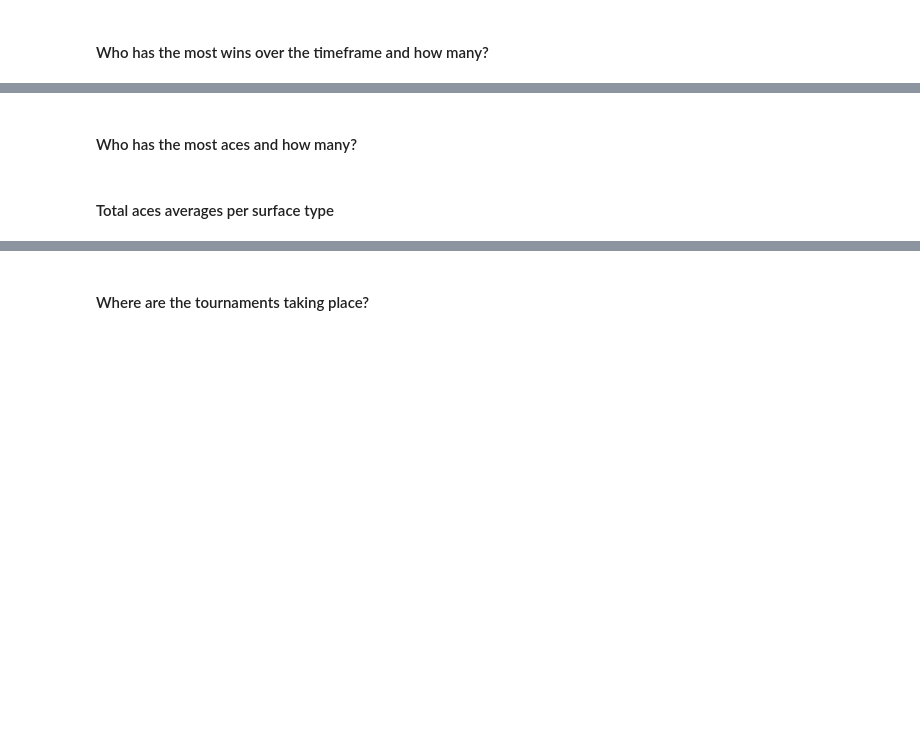
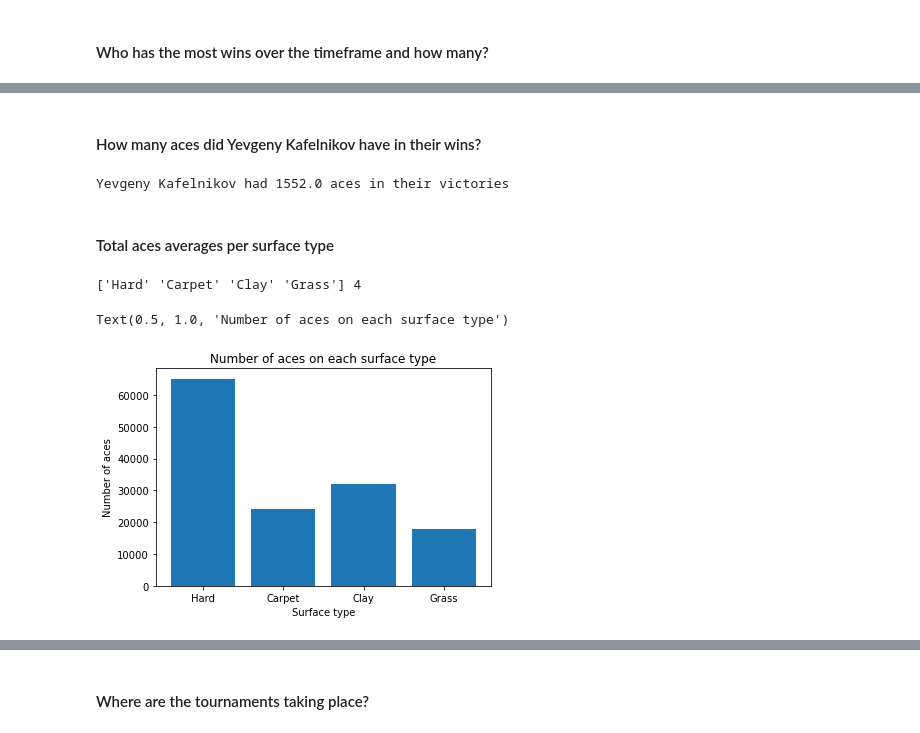
Before and after one commit to spencer130/COMP4447_FinalProject, a Jupyter notebook: FinalProject_Tennis.ipynb, the cells around one changed output, grey strips where cells are left out. Drawn from its saved outputs; the diff is of its cells as text; code cells hidden in the pictures; blank space fills up the shorter version.

Commit message:
Add files via upload
Total aces and average aces per surface type

```diff
--- a/FinalProject_Tennis.ipynb
+++ b/FinalProject_Tennis.ipynb
@@ -264,4 +264,59 @@ Name: winner_name, dtype: int64
-# %% [markdown]
-#### Who has the most aces and how many?
+# %% [markdown]
+#### How many aces did Yevgeny Kafelnikov have in their wins?
+# %%
+# Create a new dataset with no null aces values
+no_null_aces = tennis_df_subset[tennis_df_subset.w_ace != 999.0]
+
+# Use this dataset to group the winners by name
+winners = no_null_aces.groupby('winner_name')
+
+#Create a dataframe of just Yevgeny Kafelnikov wins and then sum the w_ace column.
+
+Yevgeny_df = winners.get_group('Yevgeny Kafelnikov')
+sum_aces = Yevgeny_df.w_ace.sum()
+print('Yevgeny Kafelnikov had ' + str(sum_aces) + ' aces in their victories')
+# %% [output]
+Yevgeny Kafelnikov had 1552.0 aces in their victories
 # %% [markdown]
 #### Total aces averages per surface type
+# %%
+# Lets create a new variable called total_ace, which is the sum of aces in each match.
+tennis_df_subset['total_ace'] = tennis_df_subset['w_ace'] + tennis_df_subset['l_ace']
+
+# Lets create a new dataset that will only take in valid values of total_ace
+valid_aces_df = tennis_df_subset[tennis_df_subset['total_ace']!= 1998.0]
+
+# Now, lets see how many unique surfaces there are
+unique_surfaces = valid_aces_df.surface.unique()
+print(unique_surfaces, len(unique_surfaces))
+
+# Lets group valid_aces_df by surface type
+surfaces_df = valid_aces_df.groupby('surface')
+
+# Lets use surfaces_df to isolate each type of surface
+Hard_df = surfaces_df.get_group('Hard')
+Carpet_df = surfaces_df.get_group('Carpet')
+Clay_df = surfaces_df.get_group('Clay')
+Grass_df = surfaces_df.get_group('Grass')
+Hard_df.head()
+
+# Now, lets sum total aces for each surface, and find the total number of matches on each surface.
+Hard_df.head()
+Hard_aces = Hard_df['total_ace'].sum()
+Hard_matches = len(Hard_df)
+Carpet_aces = Carpet_df['total_ace'].sum()
+Carpet_matches = len(Carpet_df)
+Clay_aces = Clay_df['total_ace'].sum()
+Clay_matches = len(Clay_df)
+Grass_aces = Grass_df['total_ace'].sum()
+Grass_matches = len(Grass_df)
+
+# Now lets plot the total aces from each surface
+plt.bar(['Hard', 'Carpet', 'Clay', 'Grass'], [Hard_aces,Carpet_aces,Clay_aces,Grass_aces])
+plt.xlabel('Surface type')
+plt.ylabel('Number of aces')
+plt.title('Number of aces on each surface type')
+# %% [output]
+['Hard' 'Carpet' 'Clay' 'Grass'] 4
+Text(0.5, 1.0, 'Number of aces on each surface type')
+[figure, added]
```
Also changed, not shown: parts of 9 cells of this notebook.
